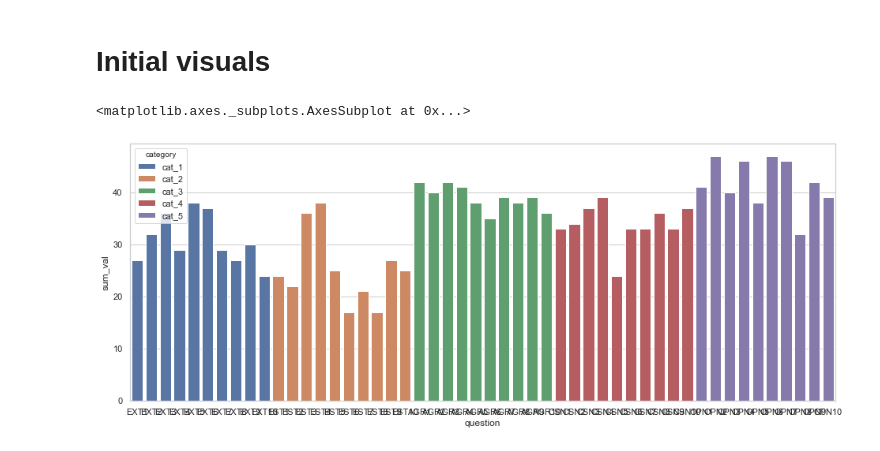
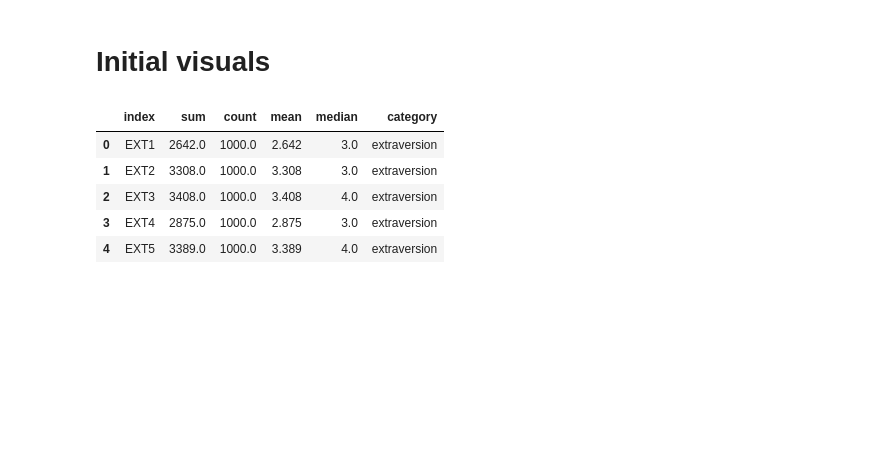
Before and after one commit to Jakob37/KagglePersonality, a Jupyter notebook: notebooks/200418_first_exploration.ipynb, the cells around one changed output. Saved outputs shown, nothing was run; the diff lists cells and outputs as text; code cells hidden in the pictures; blank space fills up the shorter version.

```diff
--- a/notebooks/200418_first_exploration.ipynb
+++ b/notebooks/200418_first_exploration.ipynb
@@ -48,27 +53,15 @@ design
 design.to_csv("../raw/design.tsv", sep="\t")
 # %% [markdown]
 # Initial visuals
-# %%
-sns.set(style="whitegrid")
-
-df.head()
-
-type(design.question_name)
-list(design.question_name)
-
-df.columns
-
-summed_questions = pd.DataFrame(df[design.question_name].sum(), columns=["sum_val"])
-summed_questions['question'] = summed_questions.index.values
-summed_questions['category'] = list(design.category)
-summed_questions
-#summed_questions.index = ["question", "summed_val"]
-
-#print(summed_questions.index)
-#summed_questions.head()
-
-plt.figure(figsize=(16,6))
-sns.barplot(x="question", y="sum_val", hue="category", data=summed_questions, dodge=False)
-# %% [output]
-<matplotlib.axes._subplots.AxesSubplot at 0x...>
-[figure, removed]
+# %%
+aggr_data = rdf[design.question_name].agg(['sum', 'count', 'mean', 'median']).T
+aggr_data.reset_index(inplace=True)
+aggr_data['category'] = design.category
+aggr_data.head()
+# %% [output]
+|  | index | sum | count | mean | median | category |
+| 0 | EXT1 | 2642.0 | 1000.0 | 2.642 | 3.0 | extraversion |
+| 1 | EXT2 | 3308.0 | 1000.0 | 3.308 | 3.0 | extraversion |
+| 2 | EXT3 | 3408.0 | 1000.0 | 3.408 | 4.0 | extraversion |
+| 3 | EXT4 | 2875.0 | 1000.0 | 2.875 | 3.0 | extraversion |
+| 4 | EXT5 | 3389.0 | 1000.0 | 3.389 | 4.0 | extraversion |
```
Also changed, not shown: parts of 11 cells of this notebook, 1 other file.
